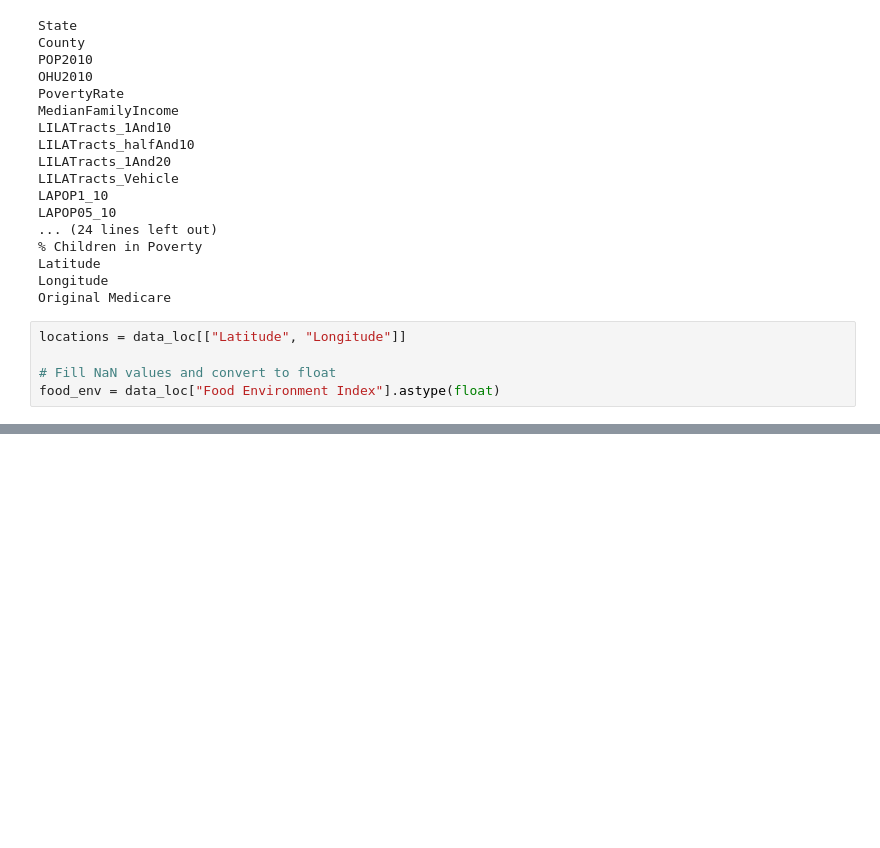
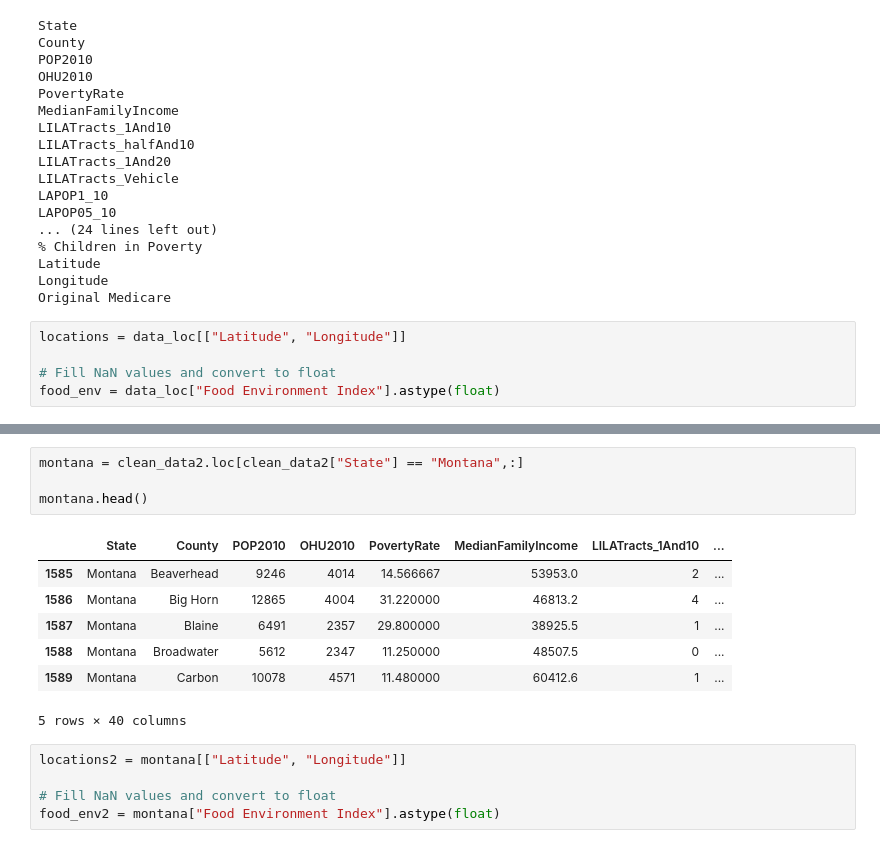
Before and after one commit to Ssimoes48/Food-Deserts-Analysis, a Jupyter notebook: sara_notebook.ipynb, the cells around one changed output, grey strips where cells are left out. Saved outputs shown, nothing was run; the diff lists cells and outputs as text; blank space fills up the shorter version.

```diff
--- a/sara_notebook.ipynb
+++ b/sara_notebook.ipynb
@@ -121,3 +118,20 @@ fig.add_layer(heat_layer)
 fig
 # %% [output]
 [interactive output not drawn]
+# %%
+montana = clean_data2.loc[clean_data2["State"] == "Montana",:]
+
+montana.head()
+# %% [output]
+|  | State | County | POP2010 | OHU2010 | PovertyRate | MedianFamilyIncome | LILATracts_1And10 | ... |
+| 1585 | Montana | Beaverhead | 9246 | 4014 | 14.566667 | 53953.0 | 2 | ... |
+| 1586 | Montana | Big Horn | 12865 | 4004 | 31.220000 | 46813.2 | 4 | ... |
+| 1587 | Montana | Blaine | 6491 | 2357 | 29.800000 | 38925.5 | 1 | ... |
+| 1588 | Montana | Broadwater | 5612 | 2347 | 11.250000 | 48507.5 | 0 | ... |
+| 1589 | Montana | Carbon | 10078 | 4571 | 11.480000 | 60412.6 | 1 | ... |
+5 rows × 40 columns
+# %%
+locations2 = montana[["Latitude", "Longitude"]]
+
+# Fill NaN values and convert to float
+food_env2 = montana["Food Environment Index"].astype(float)
```
Also changed, not shown: parts of 3 cells of this notebook, 2 other files.
